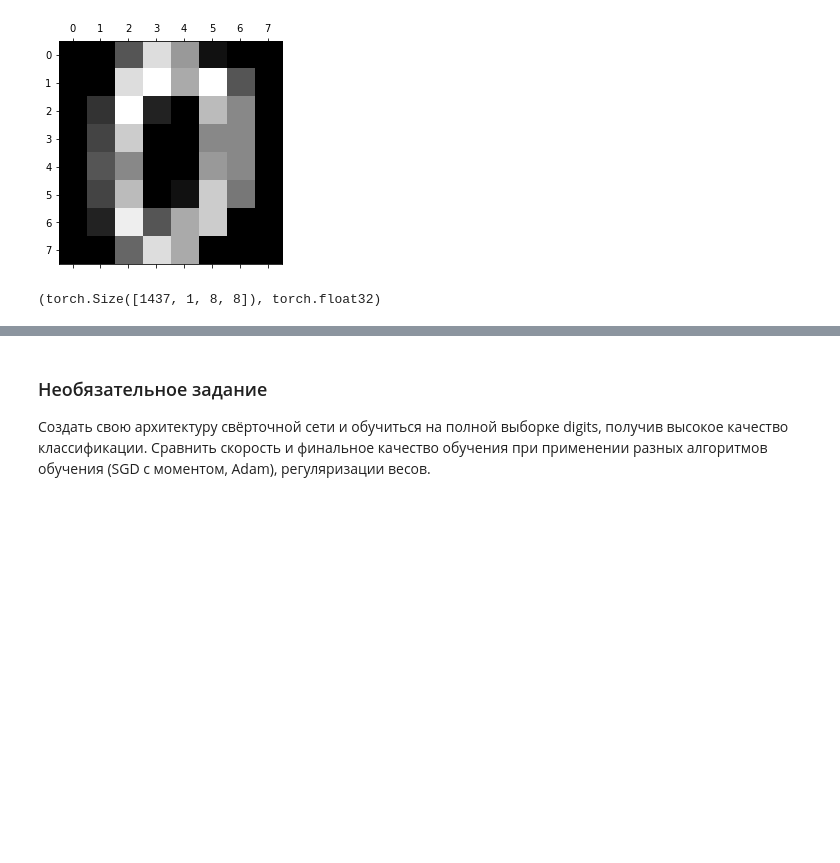
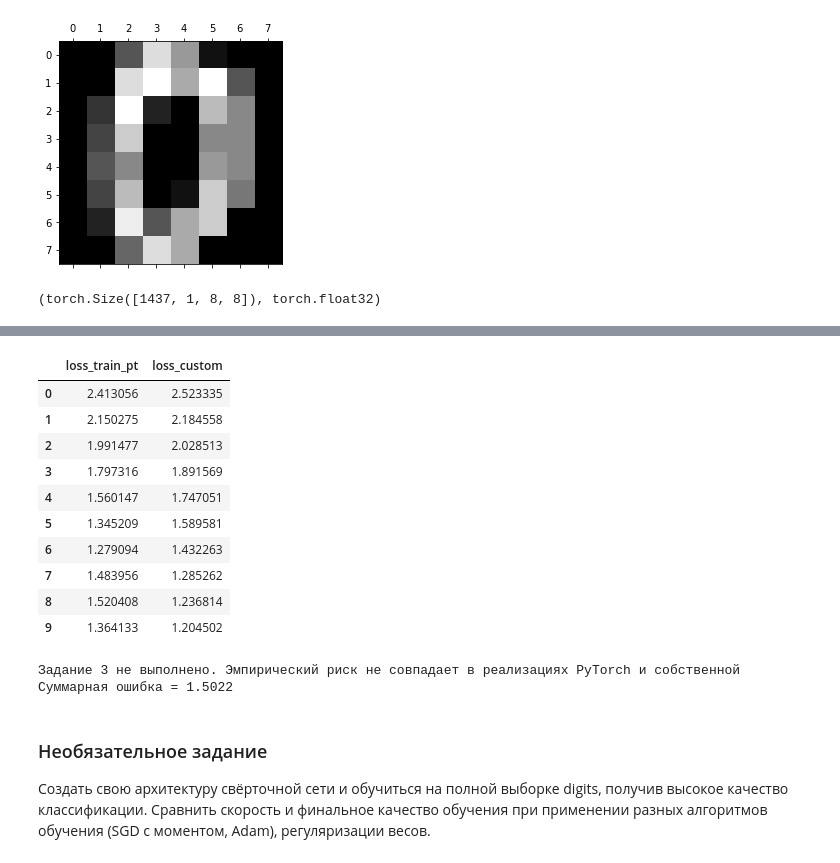
Before and after one commit to TopCoder2K/NN_course_ABBYY, a Jupyter notebook: convolutions.ipynb, the cells around one changed output, grey strips where cells are left out. Saved outputs shown, nothing was run; the diff lists cells and outputs as text; code cells hidden in the pictures; blank space fills up the shorter version.

```diff
--- a/convolutions.ipynb
+++ b/convolutions.ipynb
@@ -795,7 +855,21 @@ plt.show()
+# %%
+loss_history
+# %% [output]
+|  | loss_train_pt | loss_custom |
+| 0 | 2.413056 | 2.523335 |
+| 1 | 2.150275 | 2.184558 |
+| 2 | 1.991477 | 2.028513 |
+| 3 | 1.797316 | 1.891569 |
+| 4 | 1.560147 | 1.747051 |
+| 5 | 1.345209 | 1.589581 |
+| 6 | 1.279094 | 1.432263 |
+| 7 | 1.483956 | 1.285262 |
+| 8 | 1.520408 | 1.236814 |
+| 9 | 1.364133 | 1.204502 |
 # %%
 # Эмпирический риск на всех эпохах должен совпадать с реализацией PyTorch
 error = np.absolute(
-    loss_history[['loss_train_custom']].to_numpy() -\
+    loss_history[['loss_custom']].to_numpy() -\
     loss_history[['loss_train_pt']].to_numpy()
 ).sum()
 if error < 1e-3:
@@ -804,6 +878,9 @@ else:
     print('Задание 3 не выполнено. Эмпирический риск не совпадает в реализациях PyTorch и собственной')
 print(f'Суммарная ошибка = {error:.4f}')
 loss_history_task2 = loss_history
+# %% [output]
+Задание 3 не выполнено. Эмпирический риск не совпадает в реализациях PyTorch и собственной
+Суммарная ошибка = 1.5022
 # %% [markdown]
 ### Необязательное задание
 Создать свою архитектуру свёрточной сети и обучиться на полной выборке digits, получив высокое качество классификации. Сравнить скорость и финальное качество обучения при применении разных алгоритмов обучения (SGD с моментом, Adam), регуляризации весов.
```
Also changed, not shown: parts of 13 cells of this notebook, 3 other files.
